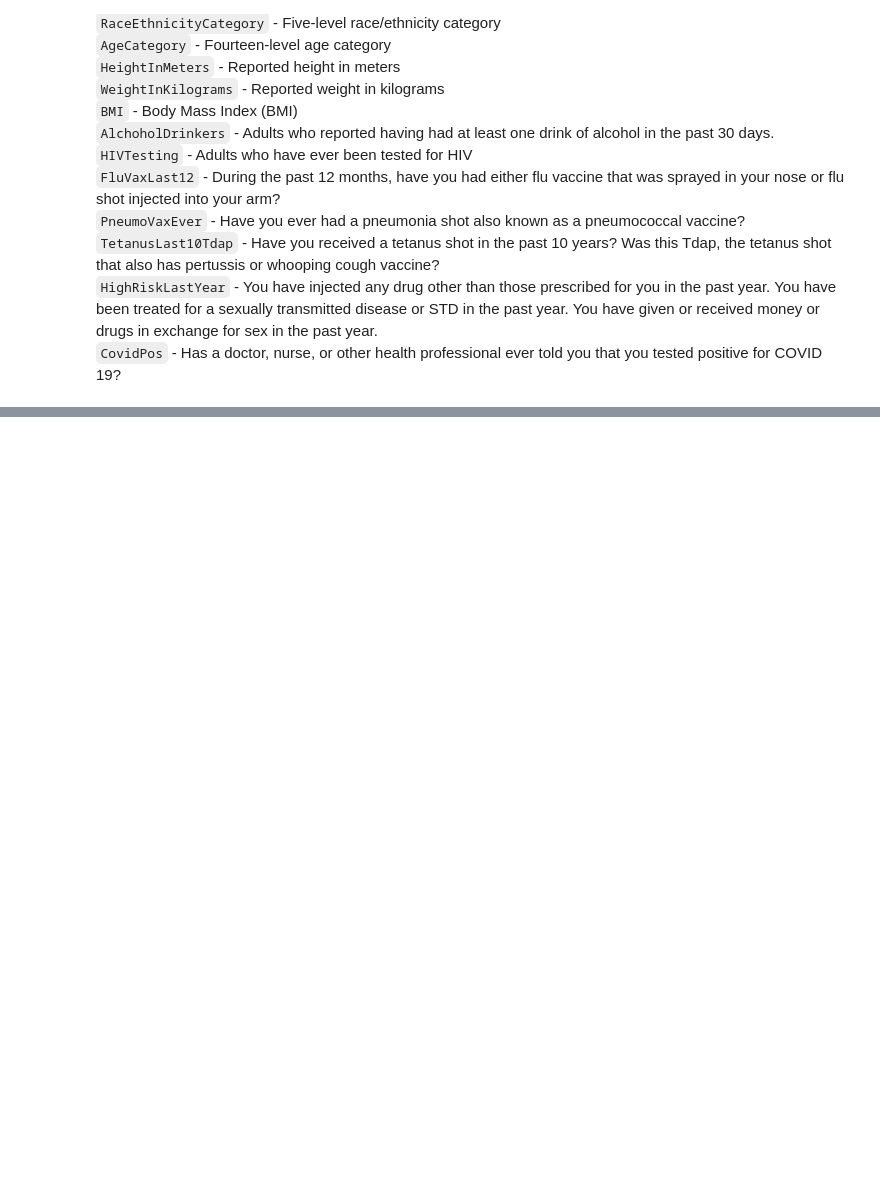
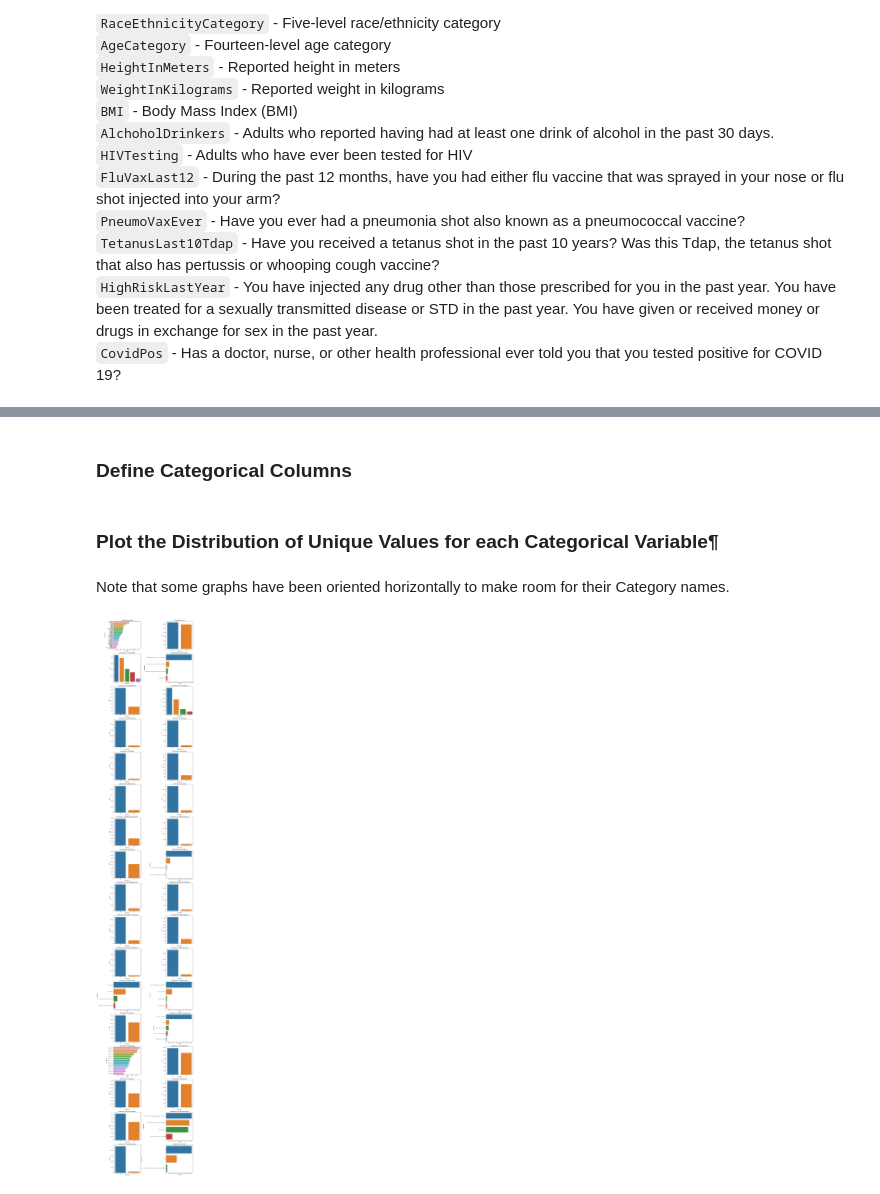
Before and after one commit to johnpospisil/heart-disease, a Jupyter notebook: heart-disease-prediction.ipynb, the cells around one changed output, grey strips where cells are left out. Cells and saved outputs as stored; diff of their text form; code cells hidden in the pictures; blank space fills up the shorter version.

```diff
--- a/heart-disease-prediction.ipynb
+++ b/heart-disease-prediction.ipynb
@@ -146,0 +215,65 @@ Here’s a brief rundown of what each column in the dataset represents:
+# %% [markdown]
+### Define Categorical Columns
+# %%
+# Select categorical columns
+categorical_columns = df.select_dtypes(include=['object']).columns.tolist()
+# %% [markdown]
+### Plot the Distribution of Unique Values for each Categorical Variable¶
+# %% [markdown]
+Note that some graphs have been oriented horizontally to make room for their Category names.
+# %%
+import matplotlib.pyplot as plt
+import seaborn as sns
+import math
+
+# List of columns to orient horizontally
+horizontal_columns = [
+    'State', 'LastCheckupTime', 'HadDiabetes',
+    'SmokerStatus', 'ECigaretteUsage',
+    'RaceEthnicityCategory', 'AgeCategory', 'TetanusLast10Tdap', 'CovidPos'
+]
+
+# Number of columns per row for the grid
+plots_per_row = 2
+
+# Calculate the number of rows needed
+num_categories = len(categorical_columns)
+num_rows = math.ceil(num_categories / plots_per_row)
+
+# Create a grid of subplots
+fig, axes = plt.subplots(num_rows, plots_per_row, figsize=(15, num_rows * 5))
+
+# Flatten axes array if more than one row, or wrap in a list if only one row
+if num_rows == 1:
+    axes = [axes]
+else:
+    axes = axes.flatten()
+
+# Plot the distribution of unique values for each categorical variable
+for idx, column in enumerate(categorical_columns):
+    value_counts = df[column].value_counts()
+
+    # Check if the column should be horizontal
+    if column in horizontal_columns:
+        sns.barplot(y=value_counts.index, x=value_counts.values, ax=axes[idx])  # Horizontal bar plot
+        axes[idx].set_ylabel('Categories', fontsize=10)
+        axes[idx].set_xlabel('Count', fontsize=10)
+    else:
+        sns.barplot(x=value_counts.index, y=value_counts.values, ax=axes[idx])  # Vertical bar plot
+        axes[idx].set_xlabel('Categories', fontsize=10)
+        axes[idx].set_ylabel('Count', fontsize=10)
+
+    # Set title and tick sizes
+    axes[idx].set_title(f'Distribution in {column}', fontsize=12)
+    axes[idx].tick_params(axis='y', labelsize=8)
+    axes[idx].tick_params(axis='x', labelsize=8)
+
+# Hide unused subplots if any
+for idx in range(len(categorical_columns), len(axes)):
+    fig.delaxes(axes[idx])
+
+# Adjust layout
+plt.tight_layout()
+plt.show()
+# %% [output]
+[figure, added]
```
Also changed, not shown: parts of 27 cells of this notebook.
